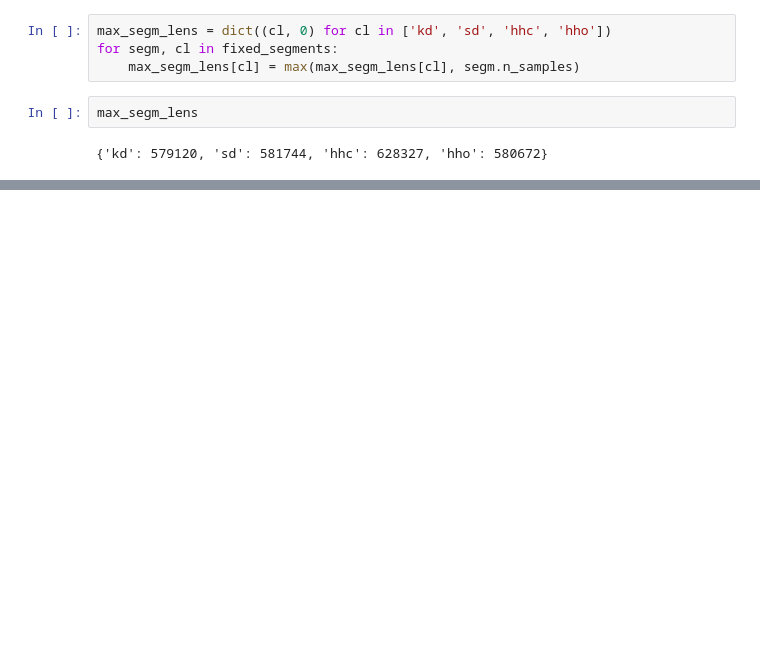
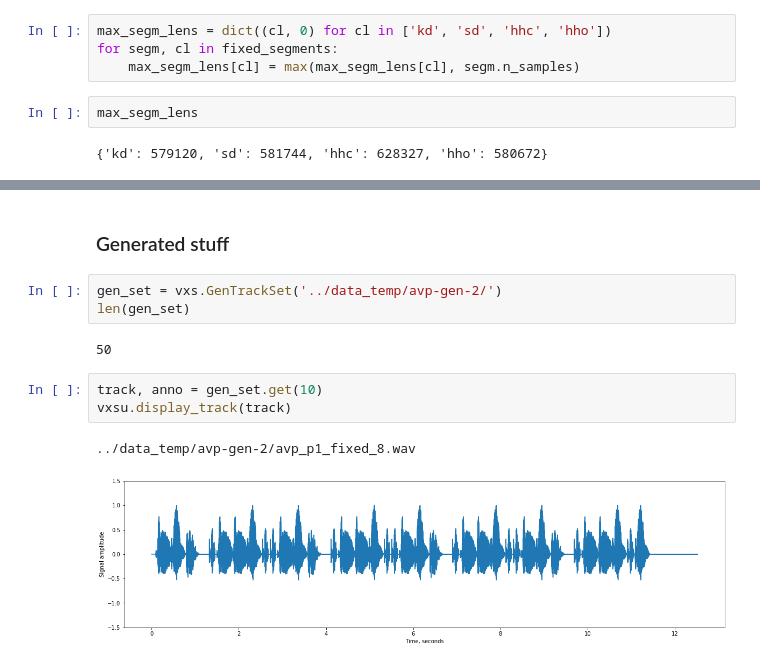
Before and after one commit to flyingleafe/vxs-vpt, a Jupyter notebook: notebooks/SoundAnalysis.ipynb, the cells around one changed output, grey strips where cells are left out. Cells and saved outputs as stored; diff of their text form; blank space fills up the shorter version.

```diff
--- a/notebooks/SoundAnalysis.ipynb
+++ b/notebooks/SoundAnalysis.ipynb
@@ -61,0 +72,13 @@ NameError: name 'vxs' is not defined
+# %% [markdown]
+### Generated stuff
+# %%
+gen_set = vxs.GenTrackSet('../data_temp/avp-gen-2/')
+len(gen_set)
+# %% [output]
+50
+# %%
+track, anno = gen_set.get(10)
+vxsu.display_track(track)
+# %% [output]
+../data_temp/avp-gen-2/avp_p1_fixed_8.wav
+[figure, added]
```
Also changed, not shown: parts of 48 cells of this notebook, 19 other files.
